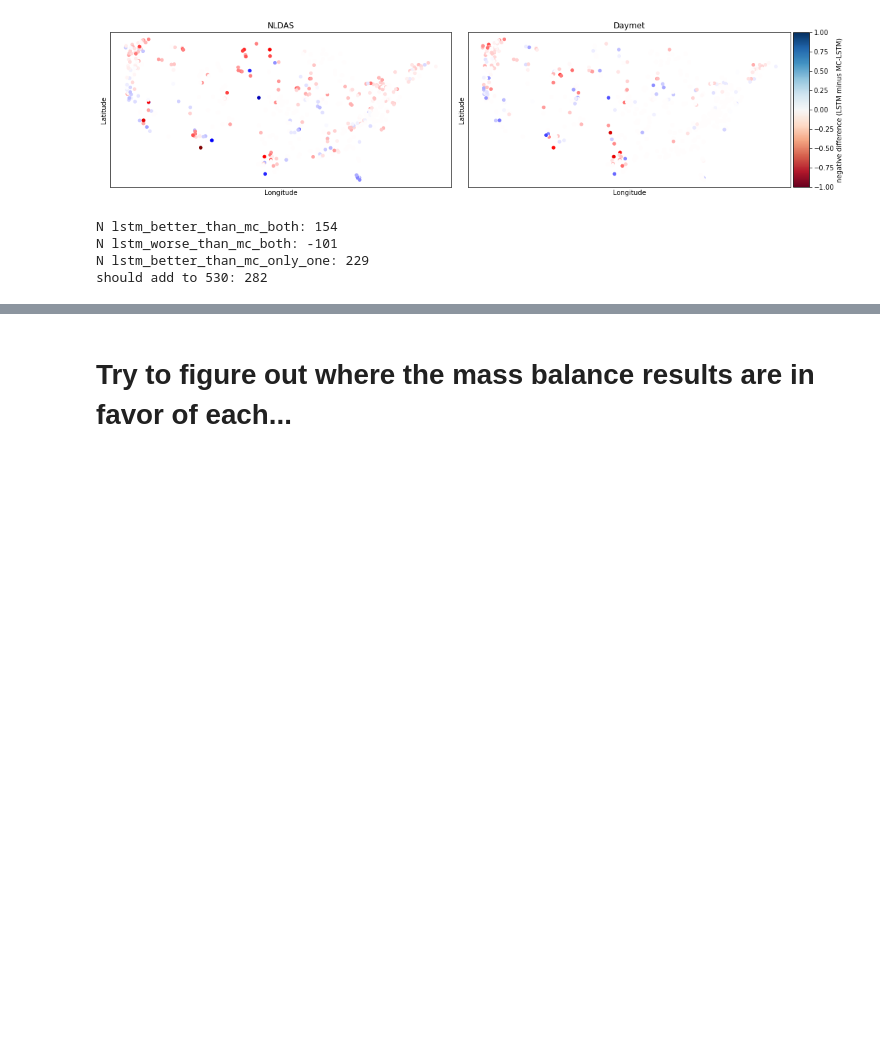
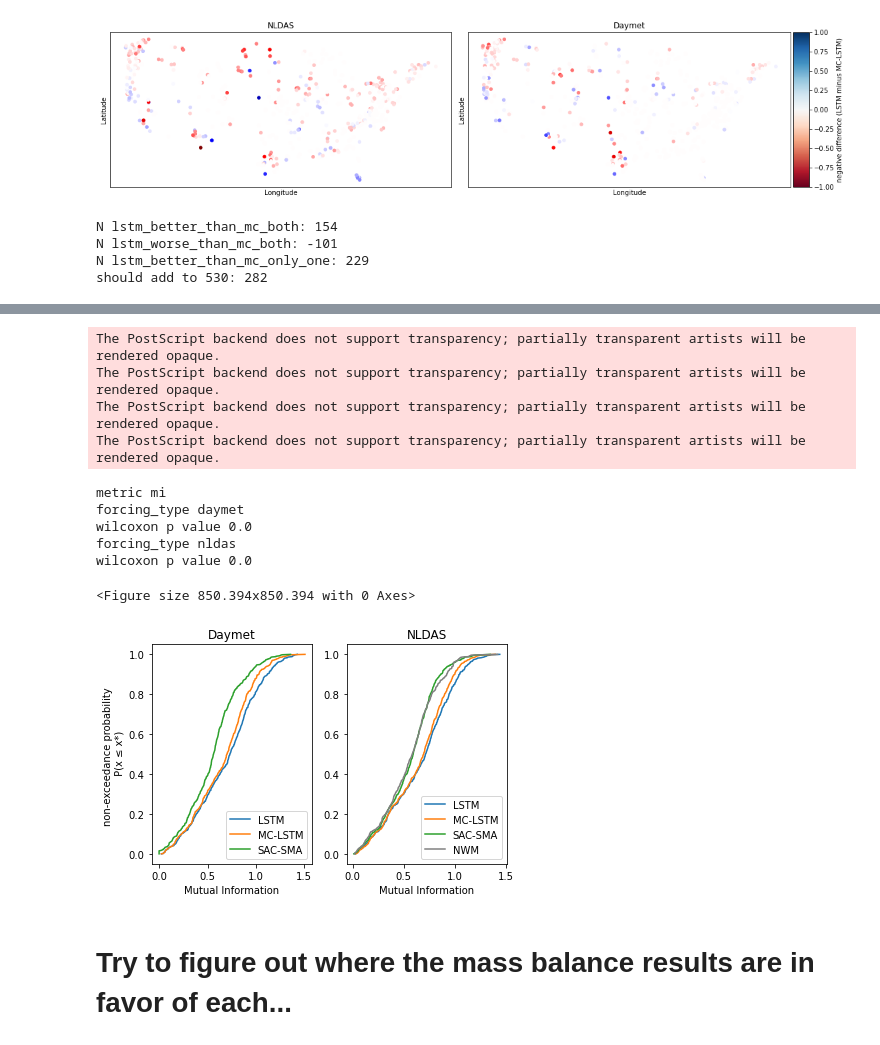
Before and after one commit to jmframe/mclstm_2021_mass_balance, a Jupyter notebook: results/make_figures.ipynb, the cells around one changed output, grey strips where cells are left out. Cells and saved outputs as stored; diff of their text form; code cells hidden in the pictures; blank space fills up the shorter version.

Commit message:
mutual information on NWM

```diff
--- a/results/make_figures.ipynb
+++ b/results/make_figures.ipynb
@@ -1353,4 +1433,67 @@ wilcoxon p value 0.0
 [figure]
+# %%
+tsplt = 'time_split2'
+
+fig = plt.figure(figsize=cm2inch(30,30))
+
+colz = ['#1f77b4', '#ff7f0e', '#2ca02c', '#bdbdbd']
+this_metric = 'mi'#'KGE'
+yvalues = list(range(len(np.sort(st2_dict['daymet'][this_metric]['mc']))))
+for i, _ in enumerate(yvalues):
+    yvalues[i] = yvalues[i]/len(yvalues)
+
+fig = plt.figure()
+print("metric", this_metric)
+metric_dict = {forcing_type:{} for forcing_type in ['daymet','nldas']}
+for forcing_type in ['daymet','nldas']:
+    print("forcing_type", forcing_type)
+    _, wilcoxon_p = st.wilcoxon(st2_dict[forcing_type][this_metric]["mc"],
+                                 st2_dict[forcing_type][this_metric]["lstm"])
+    print("wilcoxon p value", np.round(wilcoxon_p,2))
+    metric_dict["mc"] = st1_dict[forcing_type][this_metric]["mc"]
+    metric_dict["lstm"] = st1_dict[forcing_type][this_metric]["lstm"]
+
+ax = fig.add_subplot(1, 2, 1)
+
+ax.plot(np.sort(st2_dict['daymet'][this_metric]['lstm']), yvalues, label='LSTM', c=colz[0])
+ax.plot(np.sort(st2_dict['daymet'][this_metric]['mc']), yvalues, label='MC-LSTM', c=colz[1])
+ax.plot(np.sort(st2_dict['daymet'][this_metric]['sac']), yvalues, label='SAC-SMA', c=colz[2])
+ax.legend(fontsize=10)
+plt.title("Daymet")
+plt.xlabel("Mutual Information")
+plt.ylabel("non-exceedance probability \n P(x ≤ x*)")
+
+ax = fig.add_subplot(1, 2, 2)
+
+ax.plot(np.sort(st2_dict['nldas'][this_metric]['lstm']), yvalues, label='LSTM', c=colz[0])
+ax.plot(np.sort(st2_dict['nldas'][this_metric]['mc']), yvalues, label='MC-LSTM', c=colz[1])
+ax.plot(np.sort(st2_dict['nldas'][this_metric]['sac']), yvalues, label='SAC-SMA', c=colz[2])
+ax.plot(np.sort(st2_dict['nldas'][this_metric]['nwm']), yvalues, label='NWM', c='grey')
+ax.legend(fontsize=10)
+plt.title("NLDAS")
+plt.xlabel("Mutual Information")
+
+fig.tight_layout()
+if tsplt == 'time_split1':
+    fig.savefig('../figs/revision_2/eps/figure_6.eps'.format(tsplt), dpi=600, format="eps")
+    fig.savefig('../figs/revision_2/png/figure_6.png'.format(tsplt), dpi=600)
+elif tsplt == 'time_split2':
+    fig.savefig('../figs/revision_2/eps/figure_A6.eps'.format(tsplt), dpi=600, format="eps")
+    fig.savefig('../figs/revision_2/png/figure_A6.png'.format(tsplt), dpi=600)
+plt.show()
+plt.close()
+# %% [output]
+The PostScript backend does not support transparency; partially transparent artists will be rendered opaque.
+The PostScript backend does not support transparency; partially transparent artists will be rendered opaque.
+The PostScript backend does not support transparency; partially transparent artists will be rendered opaque.
+The PostScript backend does not support transparency; partially transparent artists will be rendered opaque.
+metric mi
+forcing_type daymet
+wilcoxon p value 0.0
+forcing_type nldas
+wilcoxon p value 0.0
+<Figure size 850.394x850.394 with 0 Axes>
+[figure, added]
 # %% [markdown]
 # Try to figure out where the mass balance results are in favor of each...
 # %%
```
Also changed, not shown: parts of 18 cells of this notebook, 1 other file.
